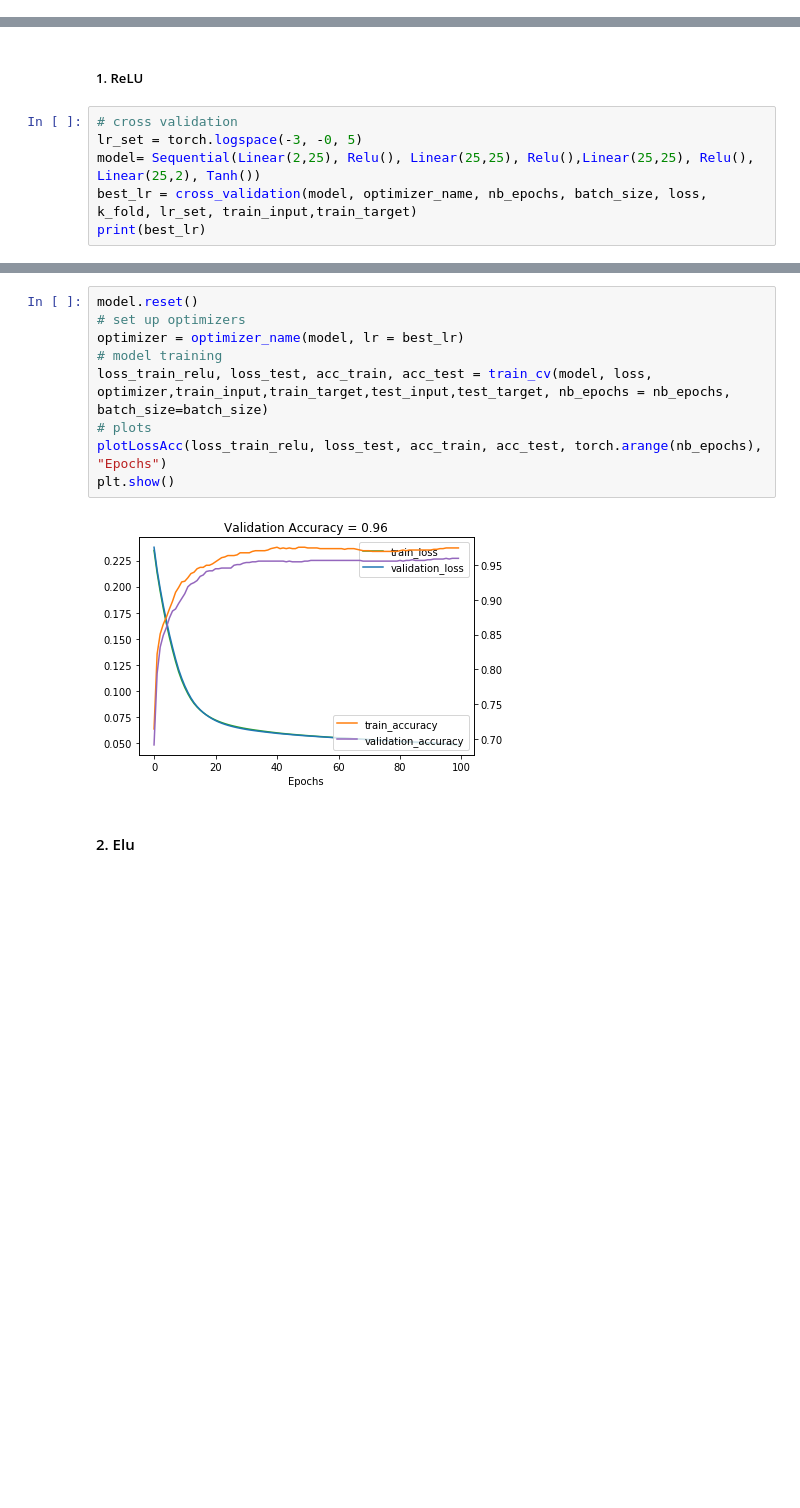
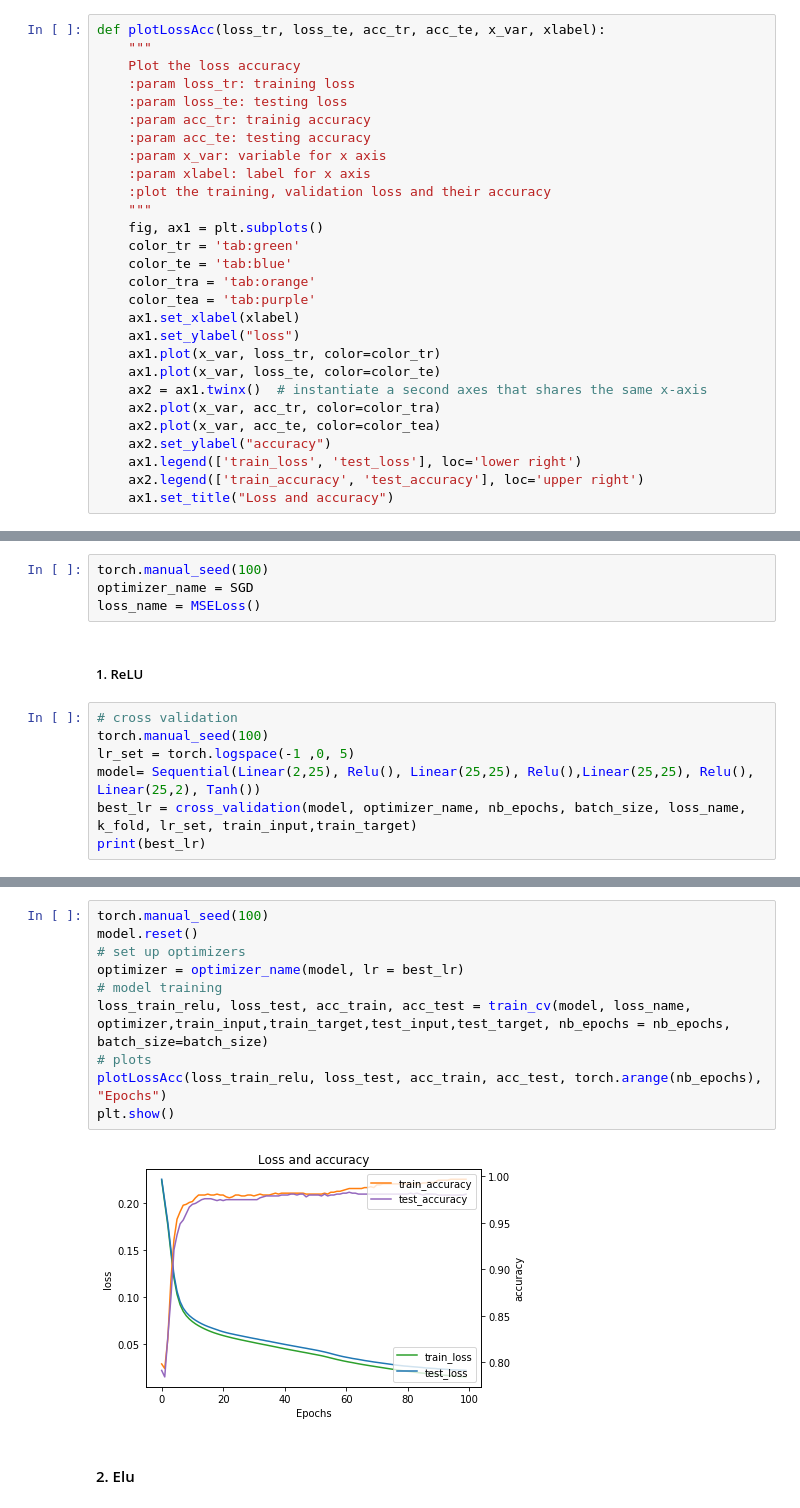
Before and after one commit to Jiang15/Deep-Learning-Project-1, a Jupyter notebook: Project2/visualization.ipynb, the cells around one changed output, grey strips where cells are left out. Cells and saved outputs as stored; diff of their text form; blank space fills up the shorter version.

```diff
--- a/Project2/visualization.ipynb
+++ b/Project2/visualization.ipynb
@@ -22,6 +22,34 @@ test_input = normalize(test_input)
 
 # K-fold cross validation to optimize learning rate over range lr_set
 k_fold = 5
+# %%
+def plotLossAcc(loss_tr, loss_te, acc_tr, acc_te, x_var, xlabel):
+    """
+    Plot the loss accuracy
+    :param loss_tr: training loss
+    :param loss_te: testing loss
+    :param acc_tr: trainig accuracy
+    :param acc_te: testing accuracy
+    :param x_var: variable for x axis
+    :param xlabel: label for x axis
+    :plot the training, validation loss and their accuracy
+    """
+    fig, ax1 = plt.subplots()
+    color_tr = 'tab:green'
+    color_te = 'tab:blue'
+    color_tra = 'tab:orange'
+    color_tea = 'tab:purple'
+    ax1.set_xlabel(xlabel)
+    ax1.set_ylabel("loss")
+    ax1.plot(x_var, loss_tr, color=color_tr)
+    ax1.plot(x_var, loss_te, color=color_te)
+    ax2 = ax1.twinx()  # instantiate a second axes that shares the same x-axis
+    ax2.plot(x_var, acc_tr, color=color_tra)
+    ax2.plot(x_var, acc_te, color=color_tea)
+    ax2.set_ylabel("accuracy")
+    ax1.legend(['train_loss', 'test_loss'], loc='lower right')
+    ax2.legend(['train_accuracy', 'test_accuracy'], loc='upper right')
+    ax1.set_title("Loss and accuracy")
 # %% [markdown]
 ### a. Activation function comparison
 # %% [markdown]
@@ -33,10 +58,15 @@ loss = MSELoss()
+# %%
+torch.manual_seed(100)
+optimizer_name = SGD
+loss_name = MSELoss()
 # %% [markdown]
 ##### 1. ReLU
 # %%
 # cross validation
-lr_set = torch.logspace(-3, -0, 5)
+torch.manual_seed(100)
+lr_set = torch.logspace(-1 ,0, 5)
 model= Sequential(Linear(2,25), Relu(), Linear(25,25), Relu(),Linear(25,25), Relu(), Linear(25,2), Tanh())
-best_lr = cross_validation(model, optimizer_name, nb_epochs, batch_size, loss, k_fold, lr_set, train_input,train_target)
+best_lr = cross_validation(model, optimizer_name, nb_epochs, batch_size, loss_name, k_fold, lr_set, train_input,train_target)
 print(best_lr)
 # %% [output]
 Running cross validation. Progress:   0.0 %
@@ -48,14 +78,15 @@ Running cross validation. Progress:   80.0 %
 # %%
+torch.manual_seed(100)
 model.reset()
 # set up optimizers
 optimizer = optimizer_name(model, lr = best_lr)
 # model training
-loss_train_relu, loss_test, acc_train, acc_test = train_cv(model, loss, optimizer,train_input,train_target,test_input,test_target, nb_epochs = nb_epochs, batch_size=batch_size)
+loss_train_relu, loss_test, acc_train, acc_test = train_cv(model, loss_name, optimizer,train_input,train_target,test_input,test_target, nb_epochs = nb_epochs, batch_size=batch_size)
 # plots
 plotLossAcc(loss_train_relu, loss_test, acc_train, acc_test, torch.arange(nb_epochs), "Epochs")
 plt.show()
 # %% [output]
-[figure, old version]
+[figure, new version]
 # %% [markdown]
 #### 2. Elu
 # %%
```
Also changed, not shown: parts of 19 cells of this notebook, 4 other files.
